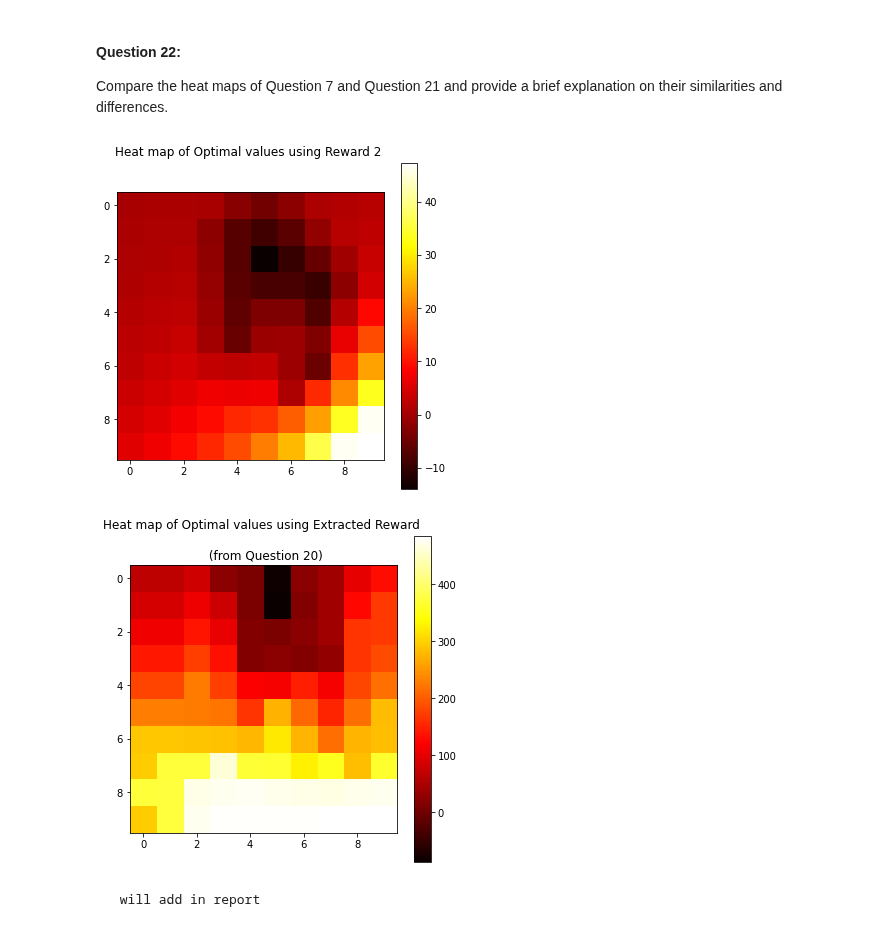
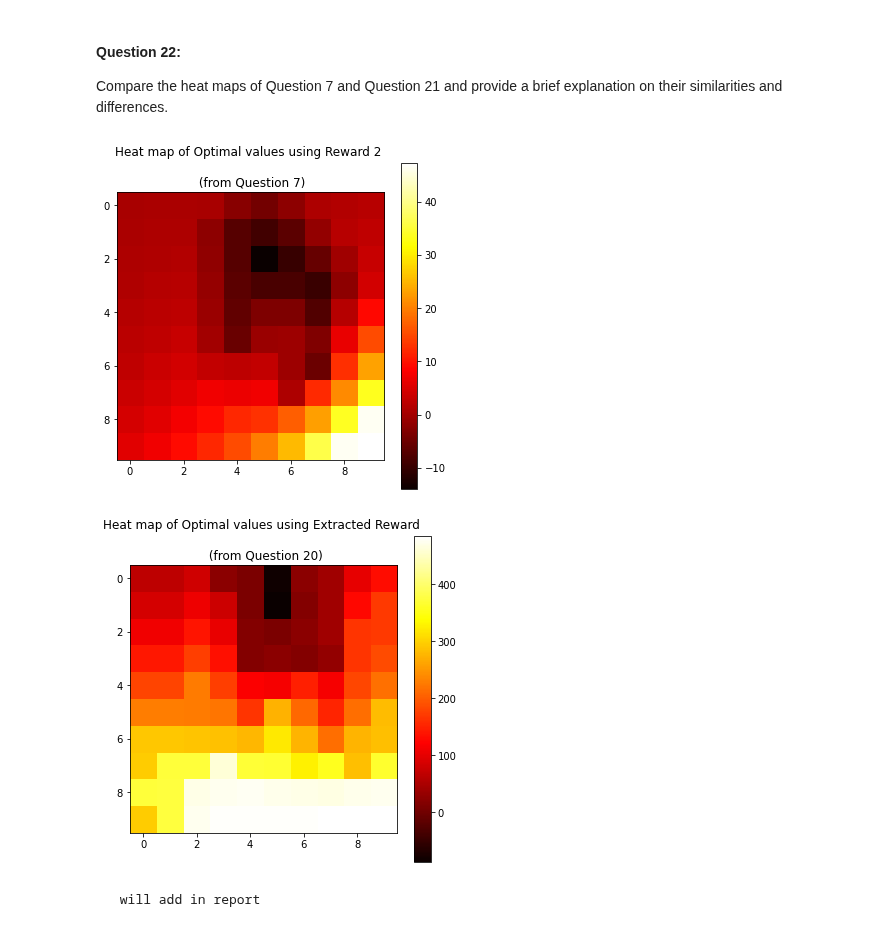
Before and after one commit to MaggieX/Large_Scale_Social_Complex_Network, a Jupyter notebook: Project3/Project3_Q1_Q24.ipynb, the cells around one changed output. Cells and saved outputs as stored; diff of their text form; code cells hidden in the pictures.

```diff
--- a/Project3/Project3_Q1_Q24.ipynb
+++ b/Project3/Project3_Q1_Q24.ipynb
@@ -892,10 +896,10 @@ Compare the heat maps of Question 7 and Question 21 and provide a brief explanat
 # %%
 env2 = Environment(n, na, w, gamma, reward2)
 pi_2, V_2 = value_iteration(env2, eps)
-plot_heatmap(V_2, 'Heat map of Optimal values using Reward 2 \n\n ')
+plot_heatmap(V_2, 'Heat map of Optimal values using Reward 2 \n\n (from Question 7)')
 plot_heatmap(V_20, 'Heat map of Optimal values using Extracted Reward \n \n (from Question 20)')
 # %% [output]
-[figure, old version]
+[figure, new version]
 [figure]
 # %% [markdown]
      will add in report
```
Also changed, not shown: parts of 16 cells of this notebook.
